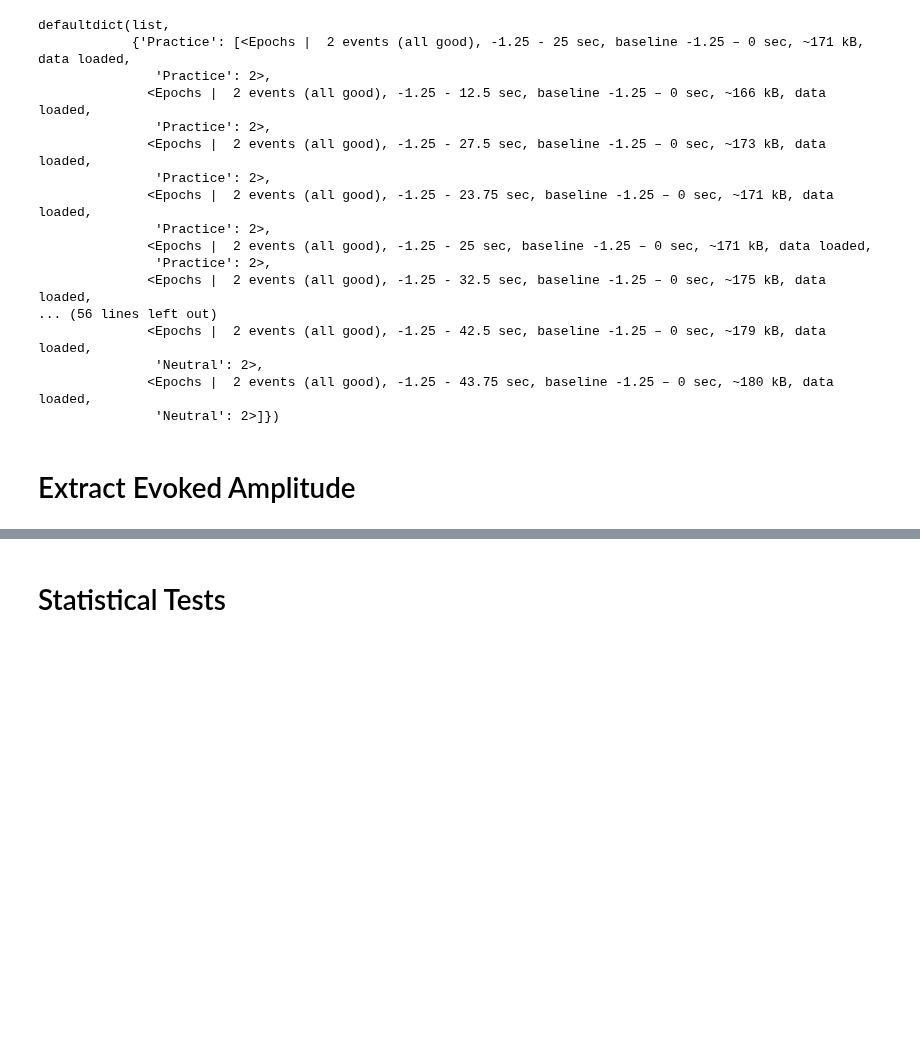
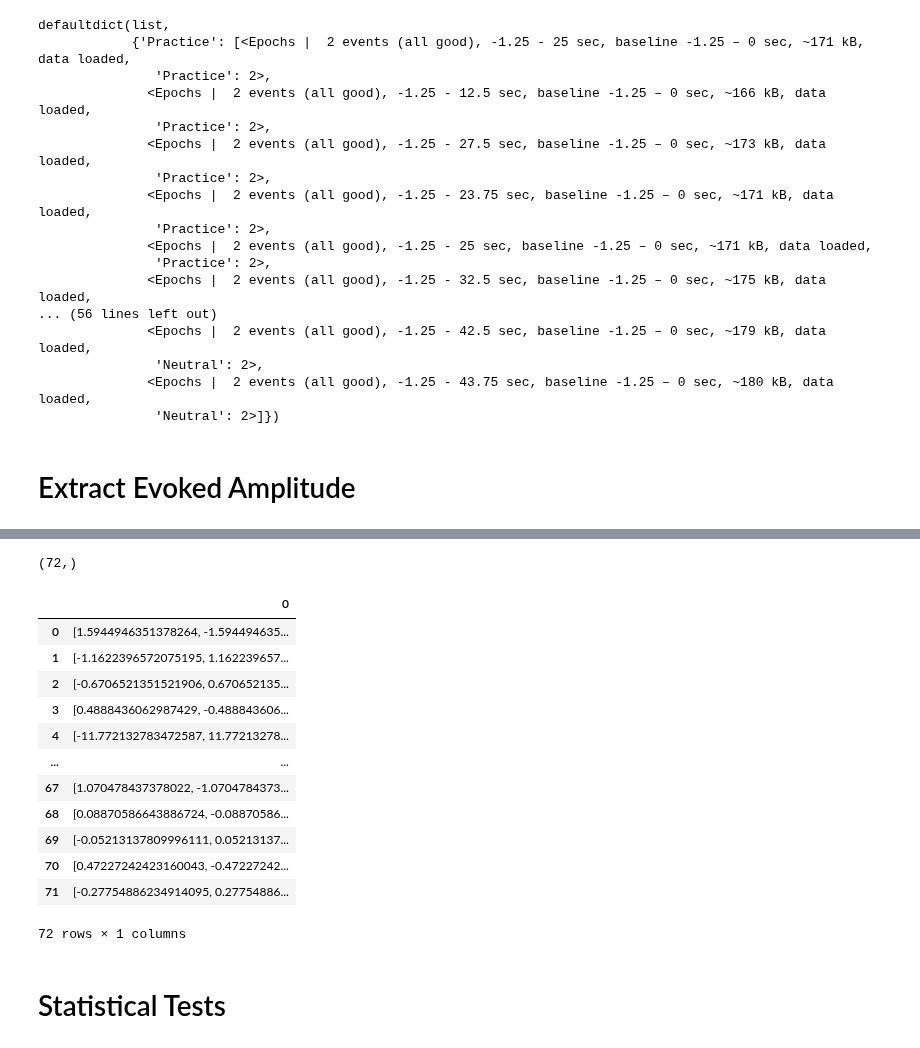
Before and after one commit to nolanrbrady/fNIRs-data-pipeline, a Jupyter notebook: python/Chatbot-python-pipeline.ipynb, the cells around one changed output, grey strips where cells are left out. Saved outputs shown, nothing was run; the diff lists cells and outputs as text; code cells hidden in the pictures; blank space fills up the shorter version.

```diff
--- a/python/Chatbot-python-pipeline.ipynb
+++ b/python/Chatbot-python-pipeline.ipynb
@@ -231,8 +224,26 @@ TEST
 # %%
-importlib.reload(analysis_tools)
+#TODO: This should be fixed to create the DF properly but it's not imperetive to the project.
+# more of a nice to have if anything.
+
+# importlib.reload(analysis_tools)
 # Returns all measurements taken with each column being a sample taking at a certain time and the rows are a participant hbo or hbr.
 # amplitudes = analysis_tools.extract_all_amplitudes(all_epochs, tmin, tmax)
 # amplitudes
+# %% [output]
+(72,)
+|  | 0 |
+| 0 | [1.5944946351378264, -1.594494635... |
+| 1 | [-1.1622396572075195, 1.162239657... |
+| 2 | [-0.6706521351521906, 0.670652135... |
+| 3 | [0.4888436062987429, -0.488843606... |
+| 4 | [-11.772132783472587, 11.77213278... |
+| ... | ... |
+| 67 | [1.070478437378022, -1.0704784373... |
+| 68 | [0.08870586643886724, -0.08870586... |
+| 69 | [-0.05213137809996111, 0.05213137... |
+| 70 | [0.47227242423160043, -0.47227242... |
+| 71 | [-0.27754886234914095, 0.27754886... |
+72 rows × 1 columns
 # %% [markdown]
 # Statistical Tests
 # %%
```
Also changed, not shown: parts of 5 cells of this notebook, 1 other file.
